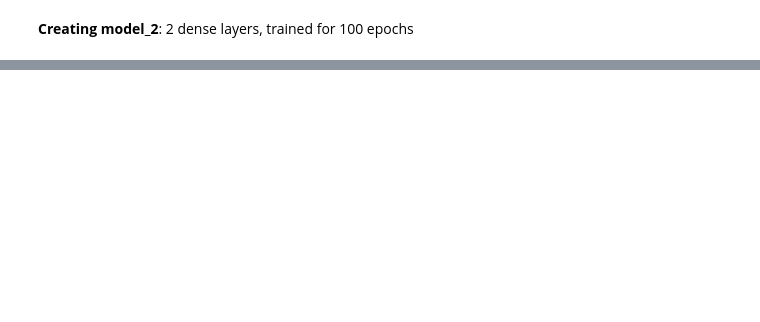
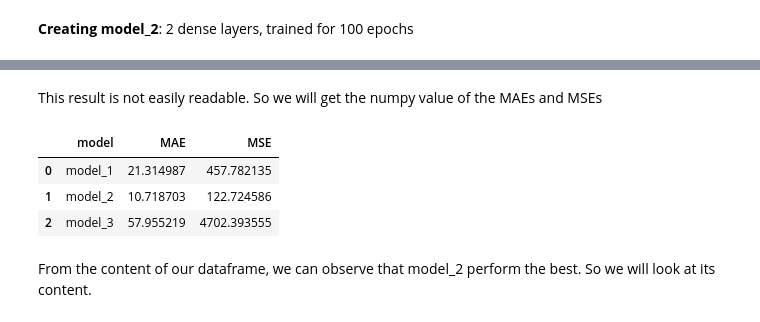
Before and after one commit to patricetg/tensorflow-deeplearning, a Jupyter notebook: 01_neural_network_regression_with_tensorflow.ipynb, the cells around one changed output, grey strips where cells are left out. Drawn from its saved outputs; the diff is of its cells as text; code cells hidden in the pictures; blank space fills up the shorter version.

```diff
--- a/01_neural_network_regression_with_tensorflow.ipynb
+++ b/01_neural_network_regression_with_tensorflow.ipynb
@@ -970,0 +1024,6 @@ mae_1, mse_1
+# %%
+# Calculate model_2 evaluation metrics
+mae_2 = mae(y_test, tf.squeeze(y_preds_2))
+mse_2 = mse(y_test, tf.squeeze(y_preds_2))
+
+mae_2, mse_2
@@ -970,0 +1123,16 @@ mae_1, mse_1
+# %% [markdown]
+This result is not easily readable. So we will get the numpy value of the MAEs and MSEs
+# %%
+model_results = [["model_1", mae_1.numpy(), mse_1.numpy()],
+                 ["model_2", mae_2.numpy(), mse_2.numpy()],
+                 ["model_3", mae_3.numpy(), mse_3.numpy()]]
+
+results_df = pd.DataFrame(model_results, columns=["model","MAE","MSE"])
+results_df
+# %% [output]
+|  | model | MAE | MSE |
+| 0 | model_1 | 21.314987 | 457.782135 |
+| 1 | model_2 | 10.718703 | 122.724586 |
+| 2 | model_3 | 57.955219 | 4702.393555 |
+# %% [markdown]
+From the content of our dataframe, we can observe that model_2 perform the best. So we will look at its content.
```
Also changed, not shown: parts of 42 cells of this notebook.
